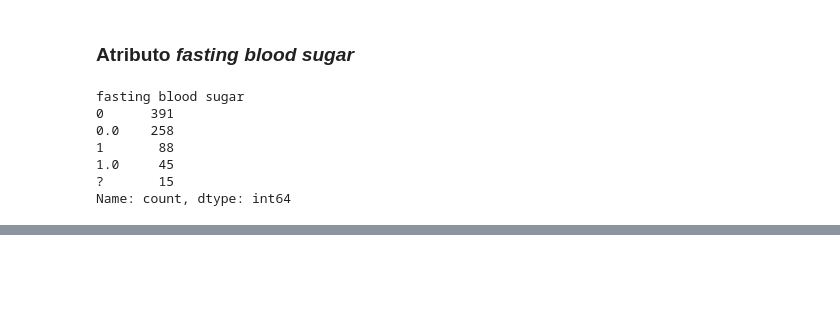
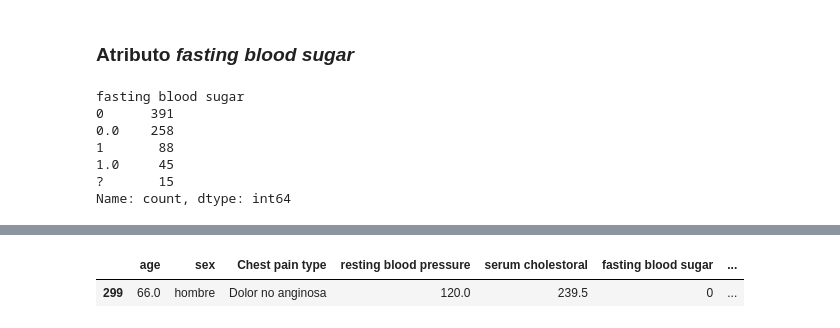
Before and after one commit to LandoDua/analisis-enfermedad-cardiaca, a Jupyter notebook: limpiar_datos.ipynb, the cells around one changed output, grey strips where cells are left out. Drawn from its saved outputs; the diff is of its cells as text; code cells hidden in the pictures; blank space fills up the shorter version.

```diff
--- a/limpiar_datos.ipynb
+++ b/limpiar_datos.ipynb
@@ -213,0 +253,11 @@ Name: count, dtype: int64
+# %%
+resting_EEG_ordinal_dtype = pd.CategoricalDtype(categories=['normal', 'anomalia', 'hipertrofia'], ordered=True)
+
+df['Resting EEG'] = df['Resting EEG'].map({
+    '0': 'normal',
+    '0.0': 'normal',
+    '1': 'anomalia',
+    '1.0': 'anomalia',
+    '2': 'hipertrofia',
+    '2.0': 'hipertrofia',
+}).astype(resting_EEG_ordinal_dtype)
@@ -213,0 +290,2 @@ Name: count, dtype: int64
+# %%
+df['maximum heart rate'] = df['maximum heart rate'].replace('?', np.nan,).astype('float')
@@ -213,0 +308,3 @@ Name: count, dtype: int64
+# %%
+df['maximum heart rate'] = df['maximum heart rate'].replace(np.nan, df['maximum heart rate'].median())
+df['maximum heart rate'].describe()
@@ -213,0 +353,3 @@ Name: count, dtype: int64
+# %%
+df['exercise induced angina'] = df['exercise induced angina'].replace('?', np.nan).astype('float')
+df['exercise induced angina'].value_counts()
@@ -213,0 +405,5 @@ Name: count, dtype: int64
+# %%
+df[df['ST depression'] == '-0.5']
+# %% [output]
+|  | age | sex | Chest pain type | resting blood pressure | serum cholestoral | fasting blood sugar | ... |
+| 299 | 66.0 | hombre | Dolor no anginosa | 120.0 | 239.5 | 0 | ... |
```
Also changed, not shown: parts of 30 cells of this notebook.
